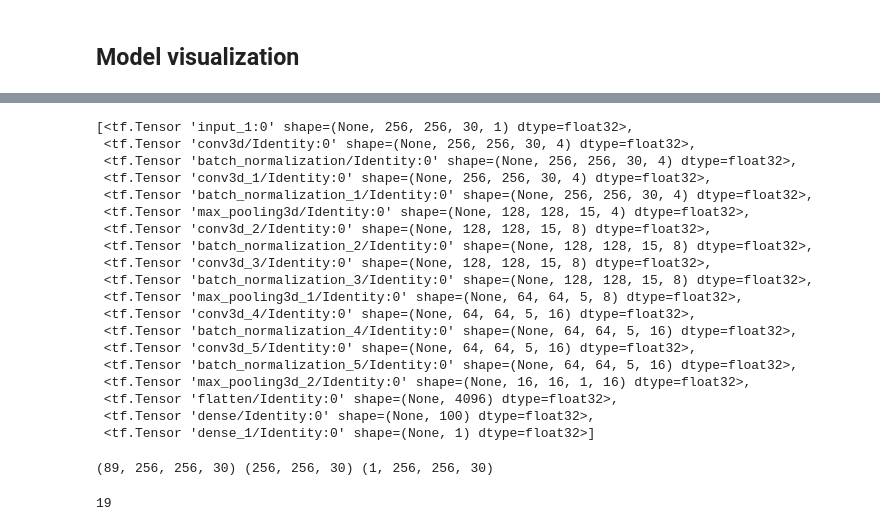
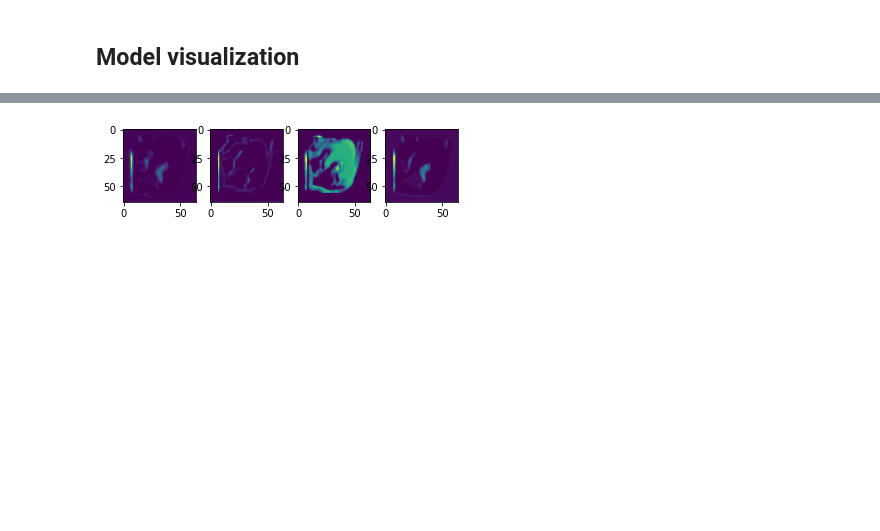
Before and after one commit to Beepul-Bharti/HCM_Project, a Jupyter notebook: 4ChamberCine_HCM_CNN.ipynb, the cells around one changed output, grey strips where cells are left out. Drawn from its saved outputs; the diff is of its cells as text; code cells hidden in the pictures; blank space fills up the shorter version.

```diff
--- a/4ChamberCine_HCM_CNN.ipynb
+++ b/4ChamberCine_HCM_CNN.ipynb
@@ -465,9 +485,9 @@ initializer1 = tf.keras.initializers.he_normal()
 initializer2 = tf.keras.initializers.GlorotNormal()
 
 # Conv 1.1
-encoder = Conv3D(4,(3,3,3), strides=(1,1,1), activation="relu",padding = "same", kernel_initializer = initializer1)(input_data)
+encoder = Conv3D(4,(6,6,3), strides=(2,2,1), activation="relu",padding = "same", kernel_initializer = initializer1)(input_data)
 encoder = BatchNormalization(center=True, scale=True)(encoder)
-encoder = Conv3D(4,(3,3,3), strides=(1,1,1), activation="relu",padding = "same", kernel_initializer = initializer1)(encoder)
+encoder = Conv3D(4,(6,6,3), strides=(2,2,1), activation="relu",padding = "same", kernel_initializer = initializer1)(encoder)
 encoder = BatchNormalization(center=True, scale=True)(encoder)
 encoder = MaxPooling3D(pool_size = (2,2,2), strides=(2,2,2))(encoder)
 
@@ -492,7 +512,7 @@ dense1_size = tf.keras.backend.int_shape(encoder)
 encoder = layers.Dense(100,activation = 'relu', kernel_initializer = initializer1)(encoder)
 
 # Dropout
-# encoder = layers.Dropout(0.2)(encoder)
+encoder = layers.Dropout(0.2)(encoder)
 
 # Classifying layer
 encoder_cnn = layers.Dense(1,activation = 'sigmoid', kernel_initializer = initializer2)(encoder)
@@ -543,7 +581,7 @@ def f1_metric(y_true, y_pred):
     return f1_val
 # %%
 # Compile model.
-initial_learning_rate = 0.0001
+initial_learning_rate = 0.001
 lr_schedule = tf.keras.optimizers.schedules.ExponentialDecay(
     initial_learning_rate, decay_steps=100000, decay_rate=0.96, staircase=True
 )
@@ -558,8 +596,8 @@ model.compile(
 neg = len(training_labels[training_labels == 0])
 pos = len(training_labels[training_labels == 1])
 total = len(training_labels)
-weight_for_0 = (1 / neg)*(total)/2.0
-weight_for_1 = (1 / pos)*(total)/2.0
+weight_for_0 = -math.log((1 / neg)*(total)/2.0)
+weight_for_1 = math.log((1 / pos)*(total)/2.0)
 
 class_weight = {0: weight_for_0, 1: weight_for_1}
 
@@ -576,7 +614,7 @@ checkpoint_cb = tf.keras.callbacks.ModelCheckpoint(
 early_stopping_cb = tf.keras.callbacks.EarlyStopping(monitor= 'f1_metric', patience=15)
 
 # Train the model, doing validation at the end of each epoch
-epochs = 20
+epochs = 30
 model.fit(
     train_dataset,
     validation_data = validation_dataset,
@@ -678,46 +788,13 @@ for layer_name, feature_map in zip(layer_names, feature_maps):print(f"The shape
 # %%
 conv_l = [1,7] #first 2 convolutional layers
-slice = 4
-channel = 3
+slice = 8
+channel = 4
 feature_image1 = feature_image = feature_maps[conv_l[0]]
 feature_image2 = feature_image = feature_maps[conv_l[1]]
 
 columns = channel
 for i in range(channel):
     plt.subplot(1, columns, i + 1)
     plt.imshow(feature_image2[0,:,:,slice,i + 1])
+# %% [output]
+[figure, added]
-# %%
-layer_outputs = [layer.output for layer in model.layers]
-layer_outputs
-# %% [output]
-[<tf.Tensor 'input_1:0' shape=(None, 256, 256, 30, 1) dtype=float32>,
- <tf.Tensor 'conv3d/Identity:0' shape=(None, 256, 256, 30, 4) dtype=float32>,
- <tf.Tensor 'batch_normalization/Identity:0' shape=(None, 256, 256, 30, 4) dtype=float32>,
- <tf.Tensor 'conv3d_1/Identity:0' shape=(None, 256, 256, 30, 4) dtype=float32>,
- <tf.Tensor 'batch_normalization_1/Identity:0' shape=(None, 256, 256, 30, 4) dtype=float32>,
- <tf.Tensor 'max_pooling3d/Identity:0' shape=(None, 128, 128, 15, 4) dtype=float32>,
- <tf.Tensor 'conv3d_2/Identity:0' shape=(None, 128, 128, 15, 8) dtype=float32>,
- <tf.Tensor 'batch_normalization_2/Identity:0' shape=(None, 128, 128, 15, 8) dtype=float32>,
- <tf.Tensor 'conv3d_3/Identity:0' shape=(None, 128, 128, 15, 8) dtype=float32>,
- <tf.Tensor 'batch_normalization_3/Identity:0' shape=(None, 128, 128, 15, 8) dtype=float32>,
- <tf.Tensor 'max_pooling3d_1/Identity:0' shape=(None, 64, 64, 5, 8) dtype=float32>,
- <tf.Tensor 'conv3d_4/Identity:0' shape=(None, 64, 64, 5, 16) dtype=float32>,
- <tf.Tensor 'batch_normalization_4/Identity:0' shape=(None, 64, 64, 5, 16) dtype=float32>,
- <tf.Tensor 'conv3d_5/Identity:0' shape=(None, 64, 64, 5, 16) dtype=float32>,
- <tf.Tensor 'batch_normalization_5/Identity:0' shape=(None, 64, 64, 5, 16) dtype=float32>,
- <tf.Tensor 'max_pooling3d_2/Identity:0' shape=(None, 16, 16, 1, 16) dtype=float32>,
- <tf.Tensor 'flatten/Identity:0' shape=(None, 4096) dtype=float32>,
- <tf.Tensor 'dense/Identity:0' shape=(None, 100) dtype=float32>,
- <tf.Tensor 'dense_1/Identity:0' shape=(None, 1) dtype=float32>]
-# %%
-#recreate a network and predict the outputs of each layer with an image
-feature_map_model = tf.keras.models.Model(inputs=input_data, outputs=layer_outputs)
-image1 = val_images[1,:,:,:]
-image2 = tf.expand_dims(image1, axis=3)
-image2 = tf.expand_dims(image1, axis=0)
-print(val_images.shape, image1.shape, image2.shape)
-feature_maps = feature_map_model.predict(image2)
-len(feature_maps)
-# %% [output]
-(89, 256, 256, 30) (256, 256, 30) (1, 256, 256, 30)
-19
```
Also changed, not shown: parts of 35 cells of this notebook.
